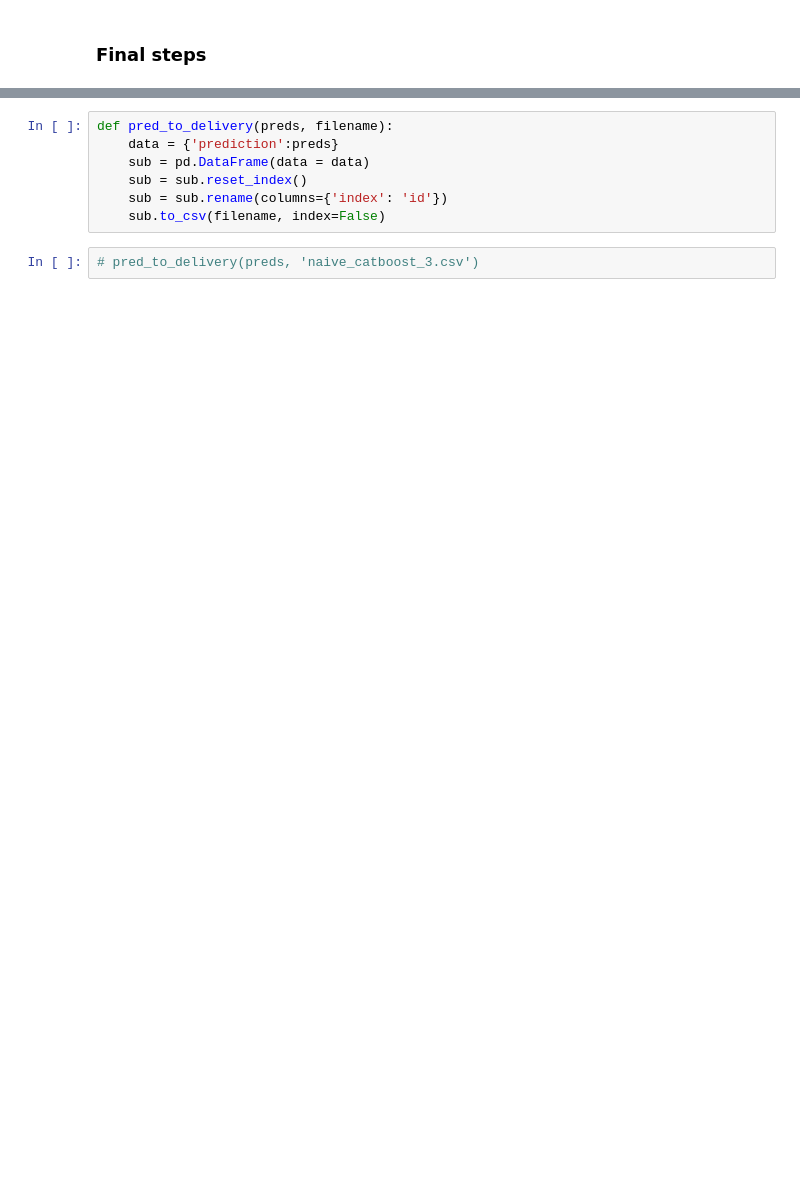
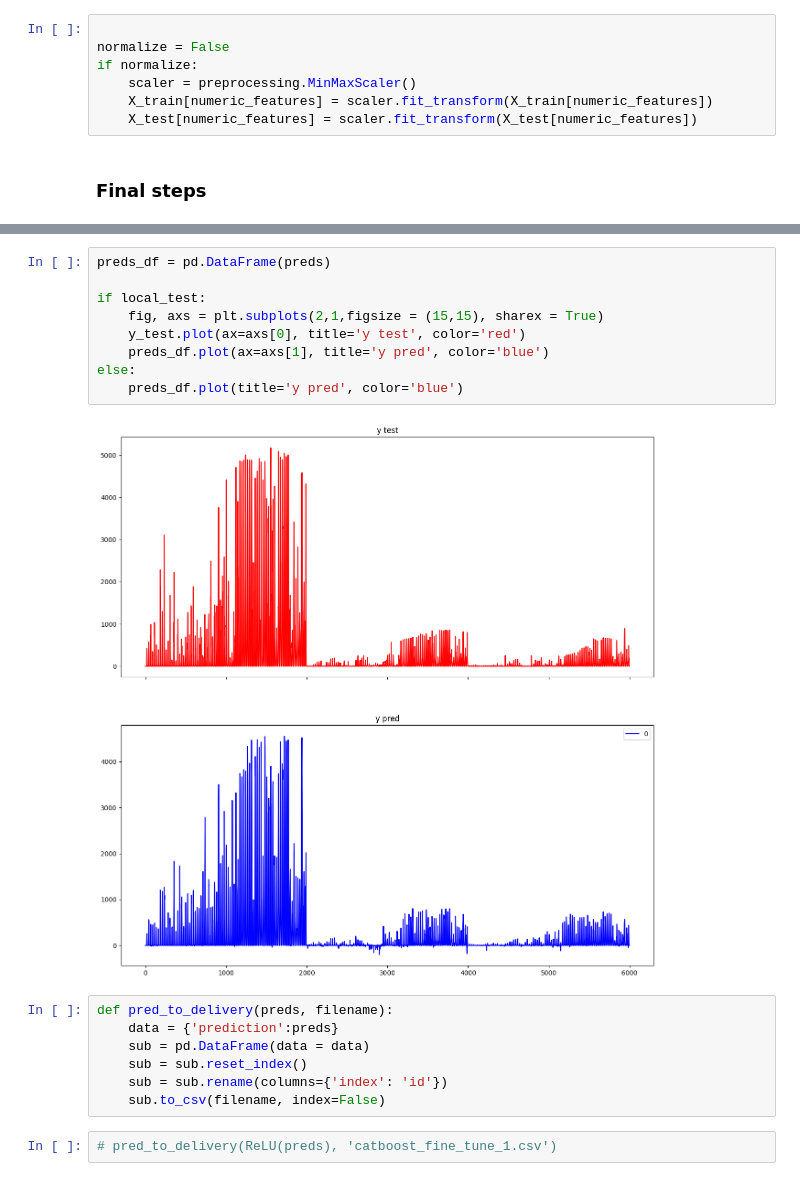
Before and after one commit to Bergschtein/Solar-Energy-Prediction, a Jupyter notebook: catboost.ipynb, the cells around one changed output, grey strips where cells are left out. Saved outputs shown, nothing was run; the diff lists cells and outputs as text; blank space fills up the shorter version.

Commit message:
First good prediction. Catboost notebook contains framework.

```diff
--- a/catboost.ipynb
+++ b/catboost.ipynb
@@ -179,3 +361,10 @@ X_test = X_test.drop('time', axis=1)
+# %%
+
+normalize = False
+if normalize:
+    scaler = preprocessing.MinMaxScaler()
+    X_train[numeric_features] = scaler.fit_transform(X_train[numeric_features])
+    X_test[numeric_features] = scaler.fit_transform(X_test[numeric_features])
 # %% [markdown]
 ### Final steps
 # %%
@@ -249,3 +429,14 @@ plt.plot(preds)
+# %%
+preds_df = pd.DataFrame(preds)
+
+if local_test:
+    fig, axs = plt.subplots(2,1,figsize = (15,15), sharex = True)
+    y_test.plot(ax=axs[0], title='y test', color='red')
+    preds_df.plot(ax=axs[1], title='y pred', color='blue')
+else:
+    preds_df.plot(title='y pred', color='blue')
+# %% [output]
+[figure, added]
 # %%
 def pred_to_delivery(preds, filename):
     data = {'prediction':preds}
@@ -254,4 +445,4 @@ def pred_to_delivery(preds, filename):
     sub = sub.rename(columns={'index': 'id'})
     sub.to_csv(filename, index=False)
 # %%
-# pred_to_delivery(preds, 'naive_catboost_3.csv')
+# pred_to_delivery(ReLU(preds), 'catboost_fine_tune_1.csv')
```
Also changed, not shown: parts of 25 cells of this notebook, 7 other files.
